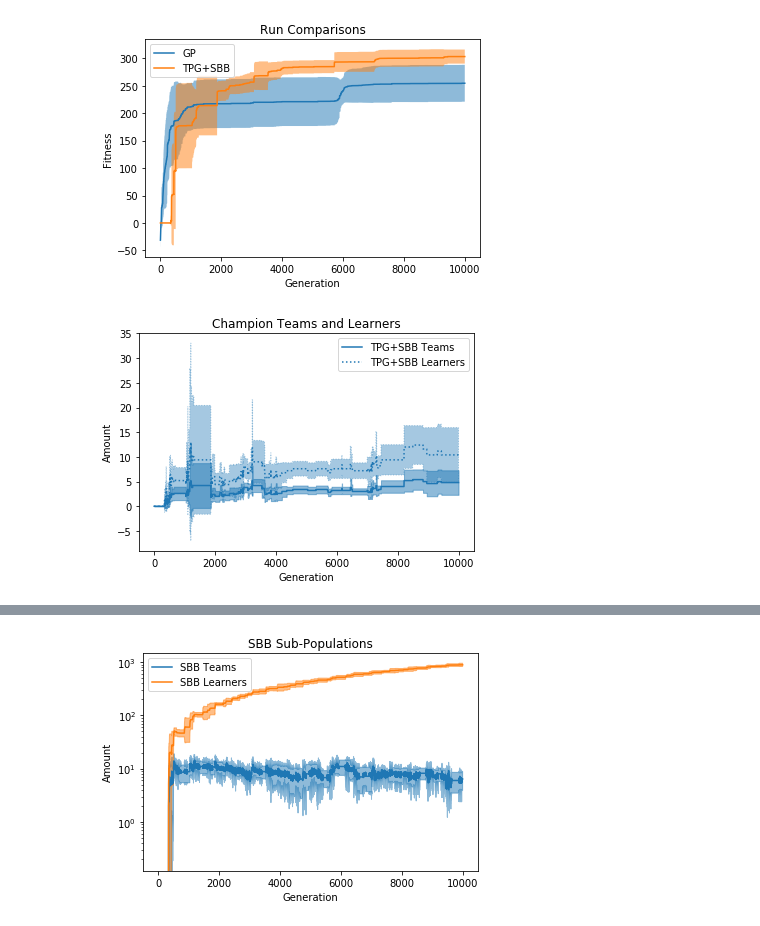
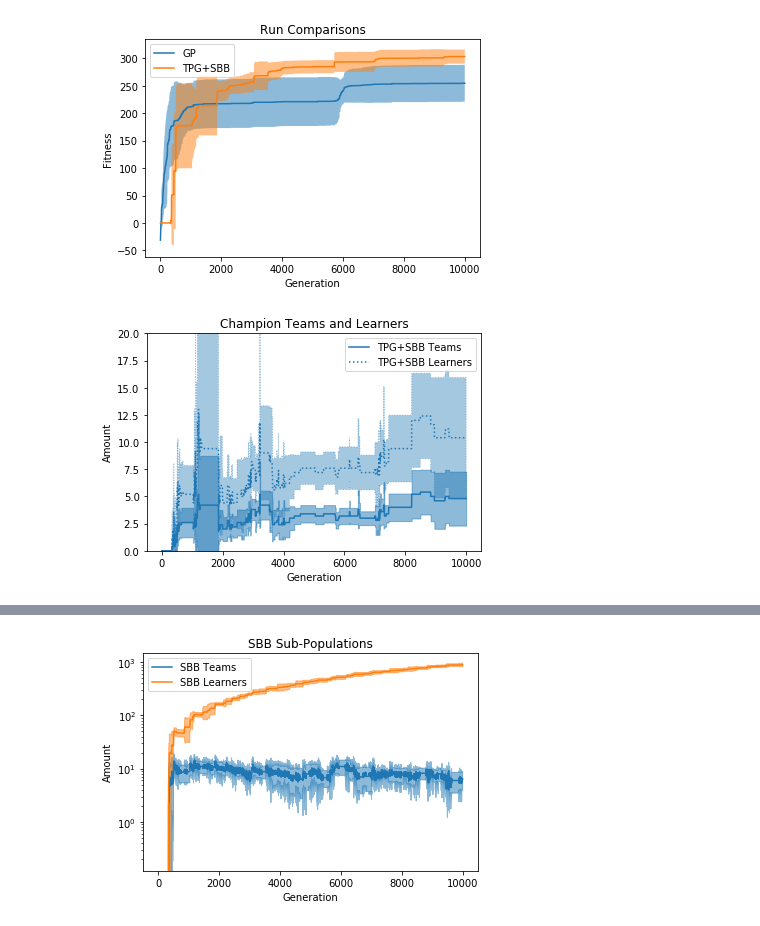
Before and after one commit to Ryan-Amaral/gp-bipedal-walker-analysis, a Jupyter notebook: basic_analysis.ipynb, the cells around one changed output, grey strips where cells are left out. Cells and saved outputs as stored; diff of their text form; code cells hidden in the pictures.

```diff
--- a/basic_analysis.ipynb
+++ b/basic_analysis.ipynb
@@ -85,28 +85,29 @@ plt.show()
 # %%
 # comparison of champion team and learner sizes
 
 tpgsbb_teams_means, tpgsbb_teams_stds = get_mean_std(dfs_tpgsbb, "champ_teams", 10000)
 tpgsbb_learners_means, tpgsbb_learners_stds = get_mean_std(dfs_tpgsbb, "champ_learners", 10000)
 
 
 plt.plot(tpgsbb_teams_means, color=colors[0], label="TPG+SBB Teams")
 plt.fill_between(range(10000),
                  tpgsbb_teams_means-tpgsbb_teams_stds, tpgsbb_teams_means+tpgsbb_teams_stds,
                 alpha=0.5, color=colors[0])
 
 plt.plot(tpgsbb_learners_means, color=colors[0], linestyle="dotted", label="TPG+SBB Learners")
 plt.fill_between(range(10000),
                  tpgsbb_learners_means-tpgsbb_learners_stds, tpgsbb_learners_means+tpgsbb_learners_stds,
                 alpha=0.4, color=colors[0], linestyle="dotted")
 
 plt.title("Champion Teams and Learners")
 plt.xlabel("Generation")
 plt.ylabel("Amount")
+plt.ylim(0,20)
 plt.legend()
 
 plt.show()
 # %% [output]
-[figure, old version]
+[figure, new version]
 # %%
 # comparison of champion instruction sizes
 
```
Also changed, not shown: parts of 2 cells of this notebook, 6 other files.
